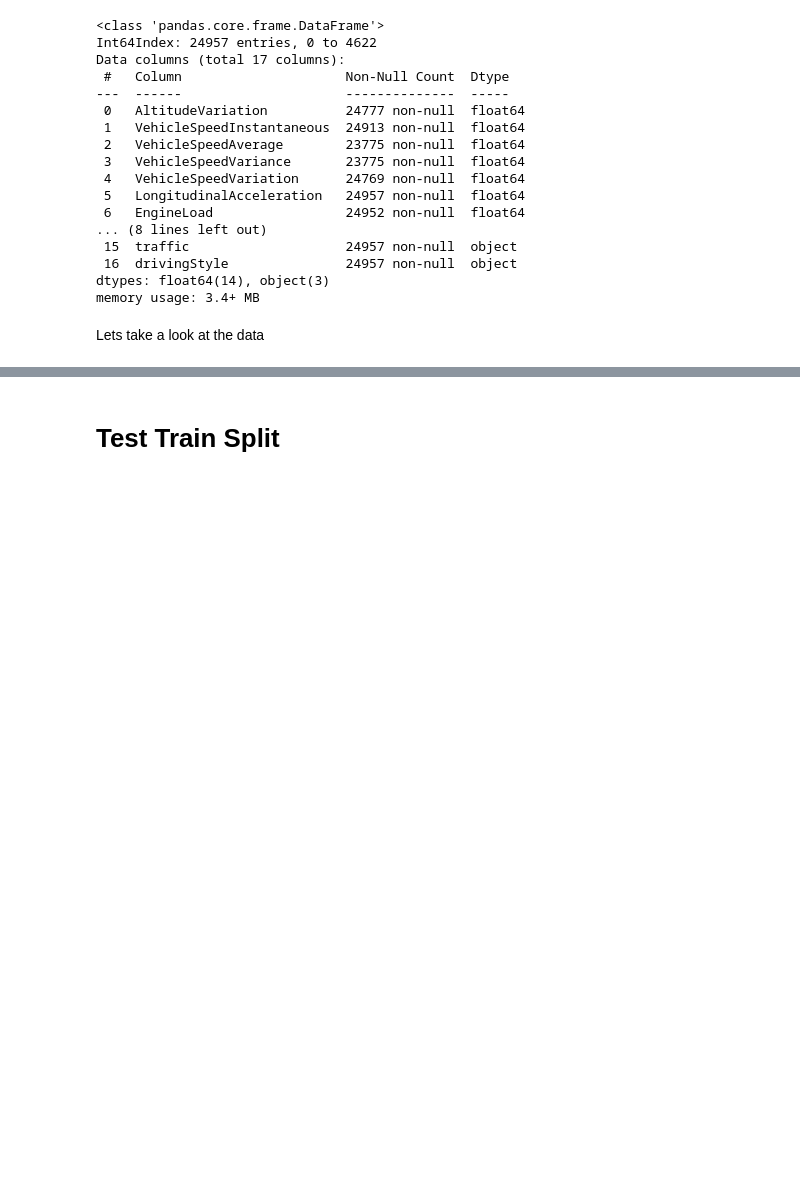
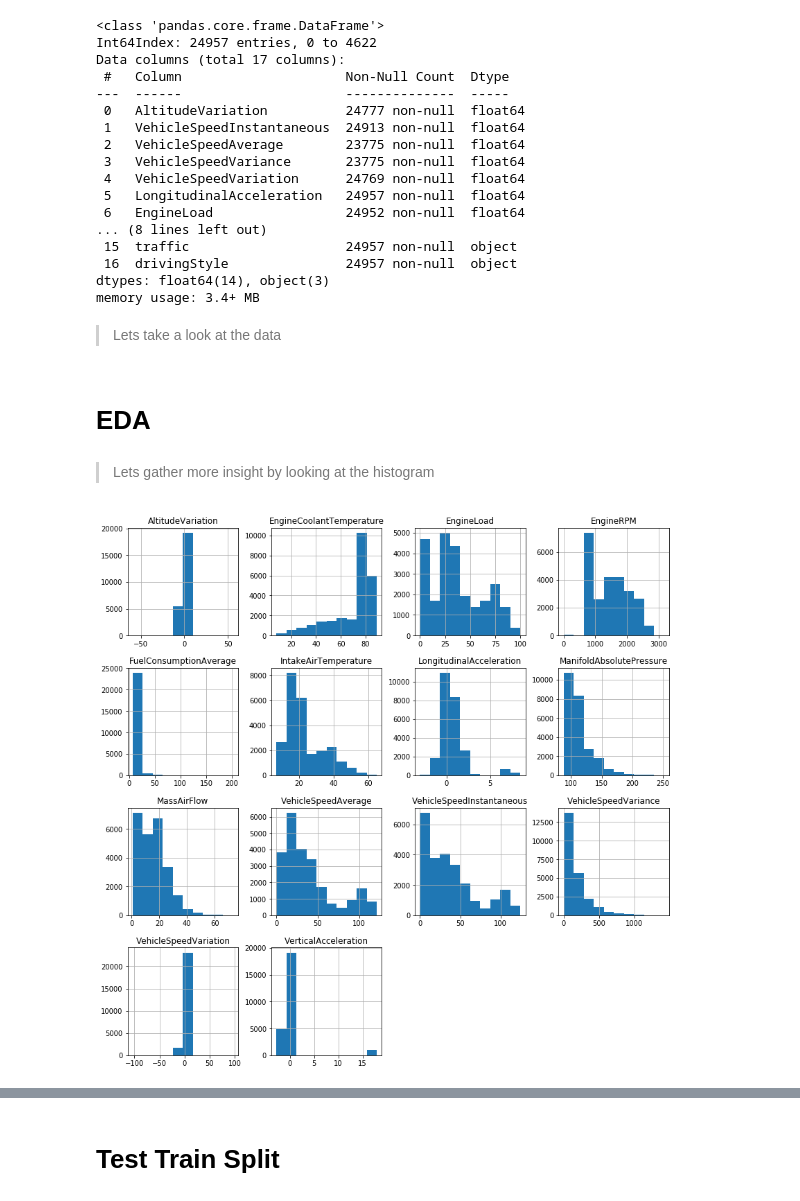
Before and after one commit to phillipojo24/dsc-mod-3-project-v2-1-onl01-dtsc-pt-041320, a Jupyter notebook: student.ipynb, the cells around one changed output, grey strips where cells are left out. Saved outputs shown, nothing was run; the diff lists cells and outputs as text; code cells hidden in the pictures; blank space fills up the shorter version.

```diff
--- a/student.ipynb
+++ b/student.ipynb
@@ -210,4 +212,12 @@ Data columns (total 17 columns):
 dtypes: float64(14), object(3)
 memory usage: 3.4+ MB
 # %% [markdown]
-Lets take a look at the data
+> Lets take a look at the data
+# %% [markdown]
+# EDA
+# %% [markdown]
+> Lets gather more insight by looking at the histogram
+# %%
+car_data[car_data.describe().columns].hist(figsize=(14,14));
+# %% [output]
+[figure, added]
```
Also changed, not shown: parts of 9 cells of this notebook, 10 other files.
